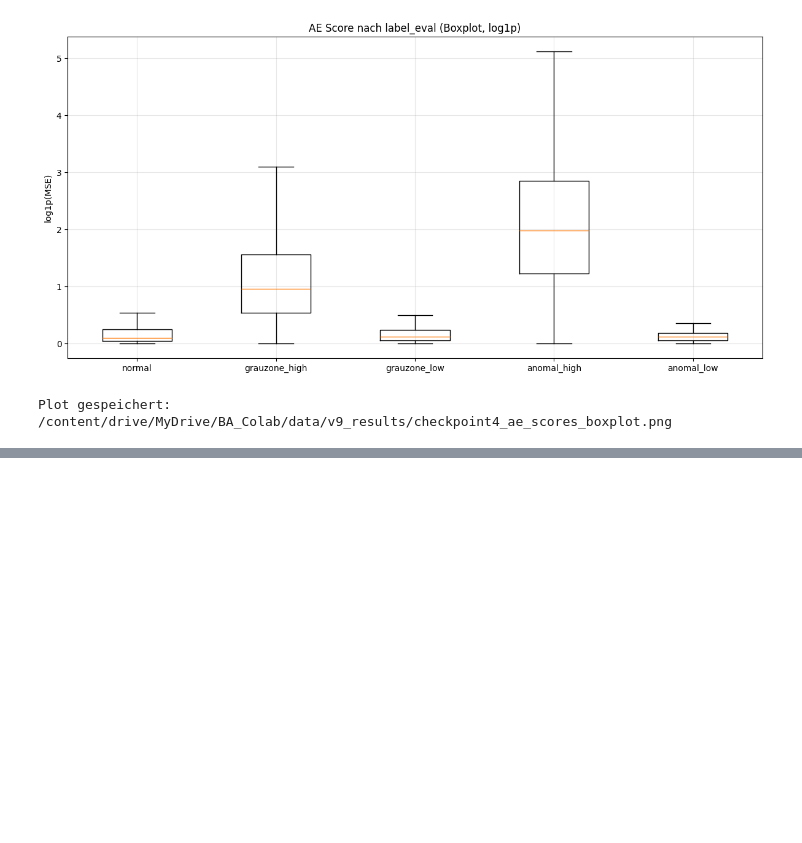
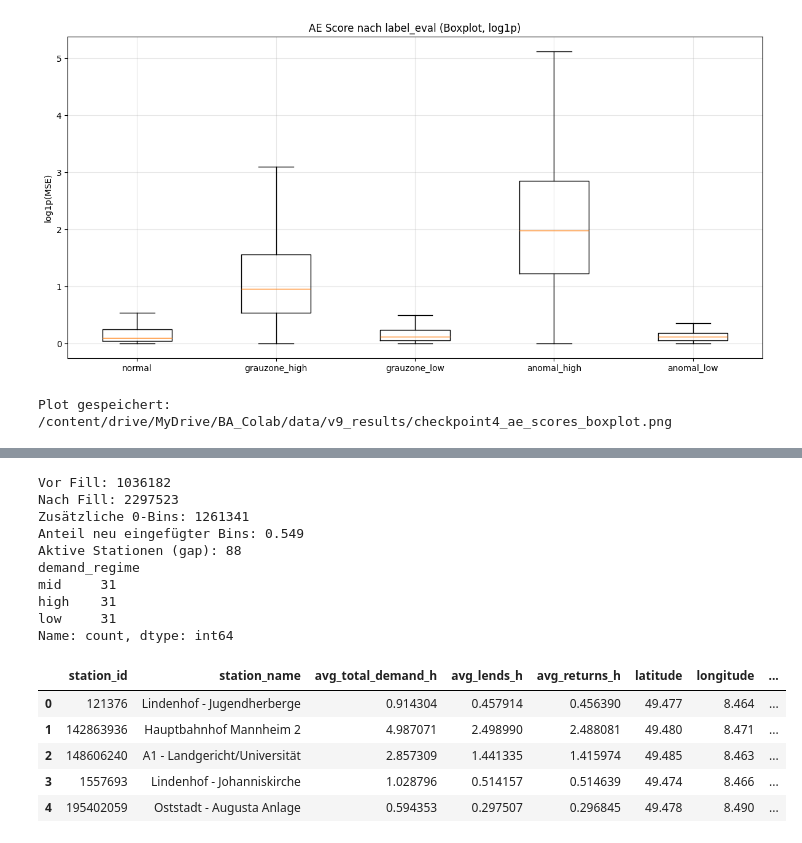
Before and after one commit to jonasknoll57/Bachelorarbeit_Demand-AD, a Jupyter notebook: V9.ipynb, the cells around one changed output, grey strips where cells are left out. Drawn from its saved outputs; the diff is of its cells as text; code cells hidden in the pictures; blank space fills up the shorter version.

```diff
--- a/V9.ipynb
+++ b/V9.ipynb
@@ -680,8 +680,6 @@ for tgt in COUNT_TARGETS:
 # %%
 train_mask_full = df["hour_ts"] < train_end
 df = calibrate_scores_by_station(df, train_mask_full, raw_score_cols)
-# %%
-df = build_eval_labels_calibrated(df)
 # %%
 # ══════════════════════════════════════════════════════════════
 # 12b — Verbesserte Evaluationslabels (stationskalibriert, high + low)
@@ -1698,0 +1795,73 @@ Plot gespeichert: /content/drive/MyDrive/BA_Colab/data/v9_results/checkpoint4_ae
+# %%
+# ══════════════════════════════════════════════════════════════
+# GAP TEST 2 — Stundenaggregation + 0er-Fill + aktive Stationen
+# ══════════════════════════════════════════════════════════════
+
+df_gap_raw = aggregate_station_level(df_raw, minutes=cfg.aggregation_minutes)
+
+n_before = len(df_gap_raw)
+df_gap = fill_missing_time_bins(df_gap_raw, minutes=cfg.aggregation_minutes)
+n_after = len(df_gap)
+
+print("Vor Fill:", n_before)
+print("Nach Fill:", n_after)
+print("Zusätzliche 0-Bins:", n_after - n_before)
+print("Anteil neu eingefügter Bins:", round((n_after - n_before) / max(n_after, 1), 4))
+
+# Aktive Stationen wie im Original neu bestimmen
+n_days_gap = (df_gap["hour_ts"].max() - df_gap["hour_ts"].min()).days + 1
+min_events_gap = int(n_days_gap * cfg.min_events_per_day)
+
+station_volume_gap = df_gap.groupby("station_id")["total_demand"].sum()
+active_station_ids_gap = station_volume_gap[station_volume_gap >= min_events_gap].index.tolist()
+
+df_gap = df_gap[df_gap["station_id"].isin(active_station_ids_gap)].copy()
+print("Aktive Stationen (gap):", df_gap["station_id"].nunique())
+
+station_profile_gap = (
+    df_gap.groupby(["station_id", "station_name"], as_index=False)
+      .agg(
+          avg_total_demand_h=("total_demand", "mean"),
+          avg_lends_h=("n_lends", "mean"),
+          avg_returns_h=("n_returns", "mean"),
+          latitude=("latitude", "first"),
+          longitude=("longitude", "first")
+      )
+)
+
+q1_gap = station_profile_gap["avg_total_demand_h"].quantile(cfg.low_demand_q)
+q2_gap = station_profile_gap["avg_total_demand_h"].quantile(cfg.high_demand_q)
+
+def demand_regime_gap(x):
+    if x <= q1_gap:
+        return "low"
+    elif x <= q2_gap:
+        return "mid"
+    return "high"
+
+station_profile_gap["demand_regime"] = station_profile_gap["avg_total_demand_h"].apply(demand_regime_gap)
+
+df_gap = df_gap.merge(
+    station_profile_gap[["station_id", "demand_regime", "avg_total_demand_h"]],
+    on="station_id", how="left"
+)
+
+print(station_profile_gap["demand_regime"].value_counts())
+display(station_profile_gap.head())
+# %% [output]
+Vor Fill: 1036182
+Nach Fill: 2297523
+Zusätzliche 0-Bins: 1261341
+Anteil neu eingefügter Bins: 0.549
+Aktive Stationen (gap): 88
+demand_regime
+mid     31
+high    31
+low     31
+Name: count, dtype: int64
+|  | station_id | station_name | avg_total_demand_h | avg_lends_h | avg_returns_h | latitude | longitude | ... |
+| 0 | 121376 | Lindenhof - Jugendherberge | 0.914304 | 0.457914 | 0.456390 | 49.477 | 8.464 | ... |
+| 1 | 142863936 | Hauptbahnhof Mannheim 2 | 4.987071 | 2.498990 | 2.488081 | 49.480 | 8.471 | ... |
+| 2 | 148606240 | A1 - Landgericht/Universität | 2.857309 | 1.441335 | 1.415974 | 49.485 | 8.463 | ... |
+| 3 | 1557693 | Lindenhof - Johanniskirche | 1.028796 | 0.514157 | 0.514639 | 49.474 | 8.466 | ... |
+| 4 | 195402059 | Oststadt - Augusta Anlage | 0.594353 | 0.297507 | 0.296845 | 49.478 | 8.490 | ... |
```
Also changed, not shown: parts of 15 cells of this notebook.
